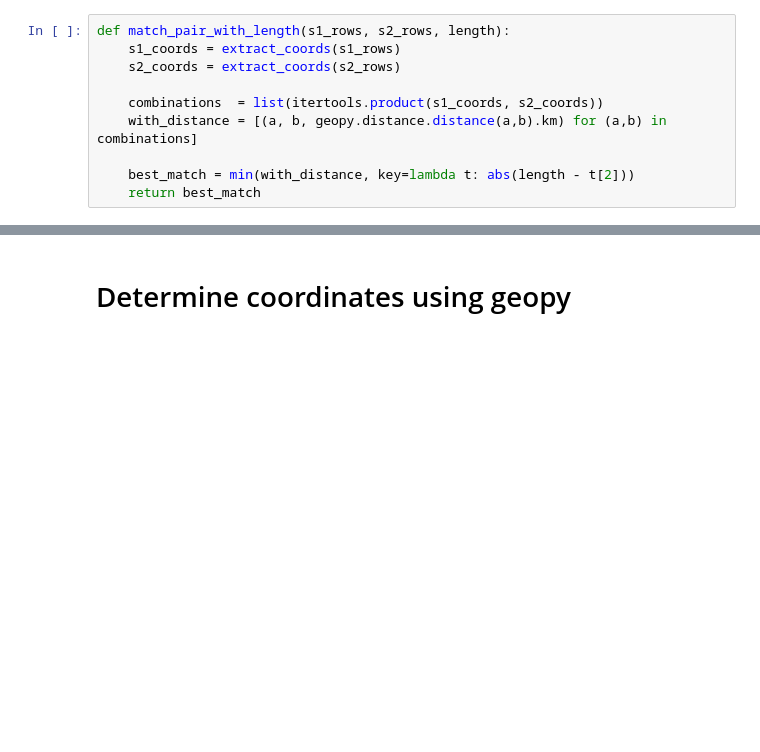
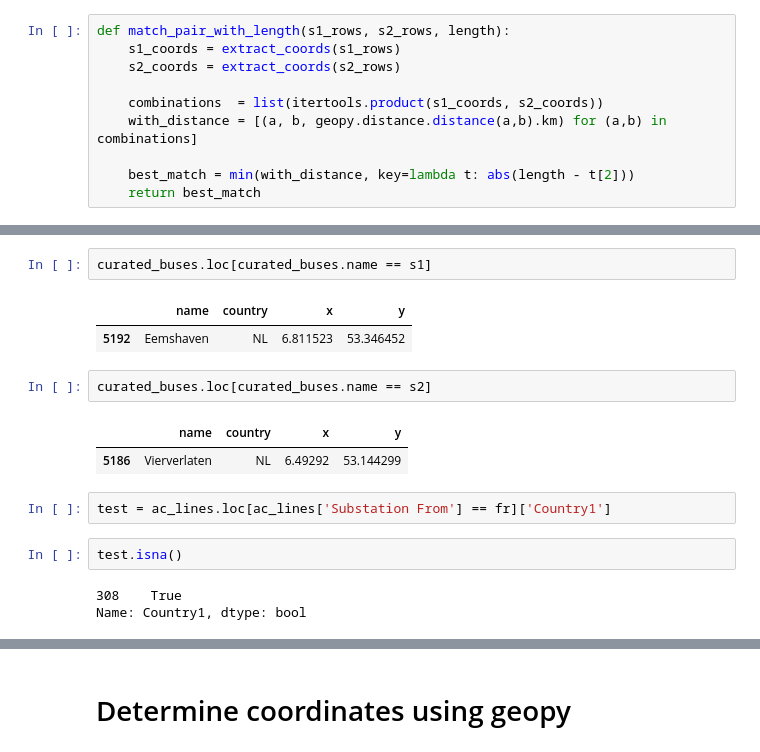
Before and after one commit to grecht/tyndp_to_pypsa, a Jupyter notebook: Experiments.ipynb, the cells around one changed output, grey strips where cells are left out. Saved outputs shown, nothing was run; the diff lists cells and outputs as text; blank space fills up the shorter version.

```diff
--- a/Experiments.ipynb
+++ b/Experiments.ipynb
@@ -269 +380,18 @@ AttributeError: module 'geopy' has no attribute 'distance'
+# %%
+curated_buses.loc[curated_buses.name == s1]
+# %% [output]
+|  | name | country | x | y |
+| 5192 | Eemshaven | NL | 6.811523 | 53.346452 |
+# %%
+curated_buses.loc[curated_buses.name == s2]
+# %% [output]
+|  | name | country | x | y |
+| 5186 | Vierverlaten | NL | 6.49292 | 53.144299 |
+# %%
+test = ac_lines.loc[ac_lines['Substation From'] == fr]['Country1']
+# %%
+test.isna()
+# %% [output]
+308    True
+Name: Country1, dtype: bool
 # %%
```
Also changed, not shown: parts of 15 cells of this notebook.
